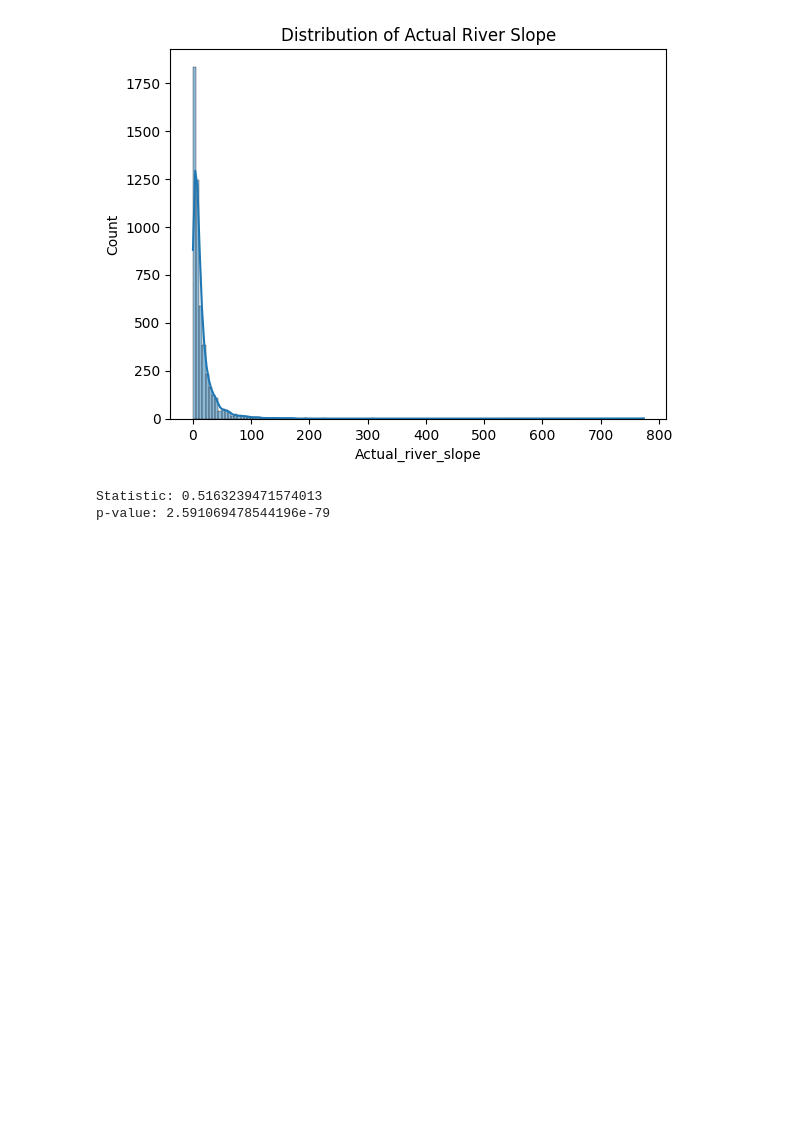
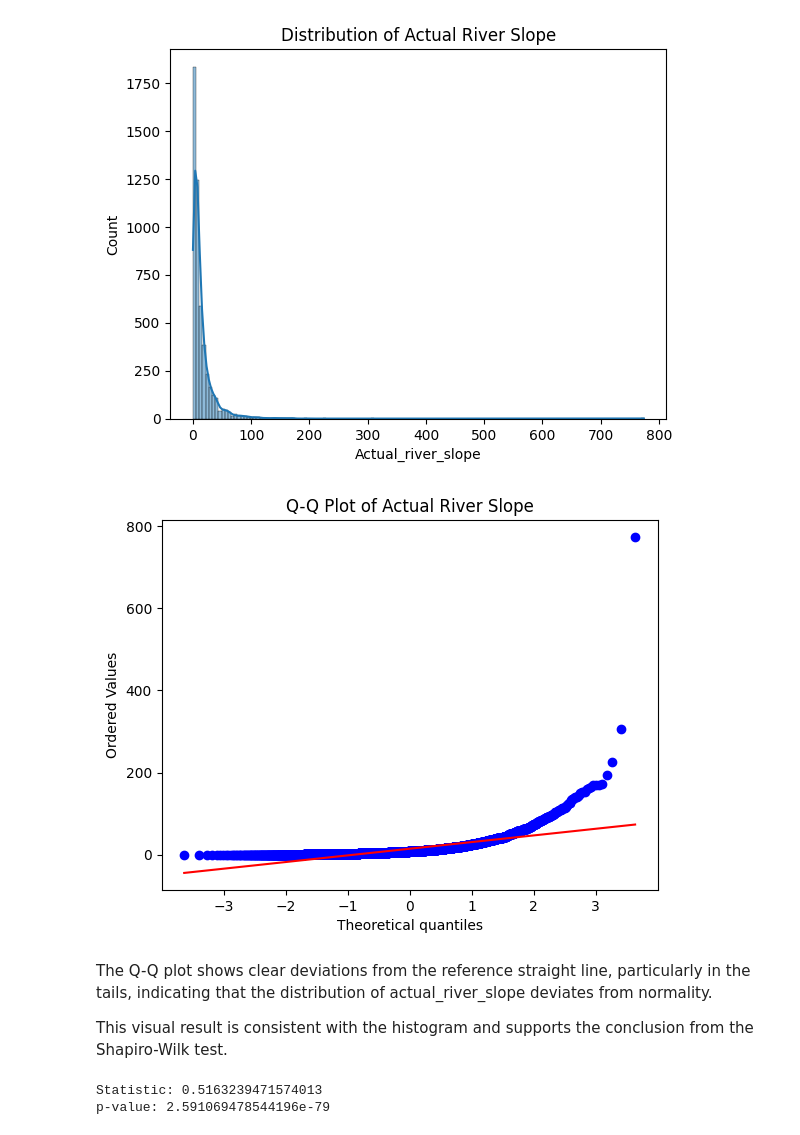
Before and after one commit to asternoeld/avcad, a Jupyter notebook: exercise4_statistical_inference/exercise4_statistical_inference.ipynb, the cells around one changed output. Cells and saved outputs as stored; diff of their text form; code cells hidden in the pictures; blank space fills up the shorter version.

Commit message:
Finalized Exercise 4: statistical analysis, effect size comparison, normality testing, and CLT demonstration

```diff
--- a/exercise4_statistical_inference/exercise4_statistical_inference.ipynb
+++ b/exercise4_statistical_inference/exercise4_statistical_inference.ipynb
@@ -122,6 +124,16 @@ plt.show()
 [figure]
 # %%
 slope = df["Actual_river_slope"].dropna()
+# %%
+stats.probplot(slope, dist="norm", plot=plt)
+plt.title("Q-Q Plot of Actual River Slope")
+plt.show()
+# %% [output]
+[figure, added]
+# %% [markdown]
+The Q-Q plot shows clear deviations from the reference straight line, particularly in the tails, indicating that the distribution of actual_river_slope deviates from normality.
+
+This visual result is consistent with the histogram and supports the conclusion from the Shapiro-Wilk test.
 # %%
 stat, p_value = stats.shapiro(slope)
 print("Statistic:", stat)
```
Also changed, not shown: parts of 4 cells of this notebook.
